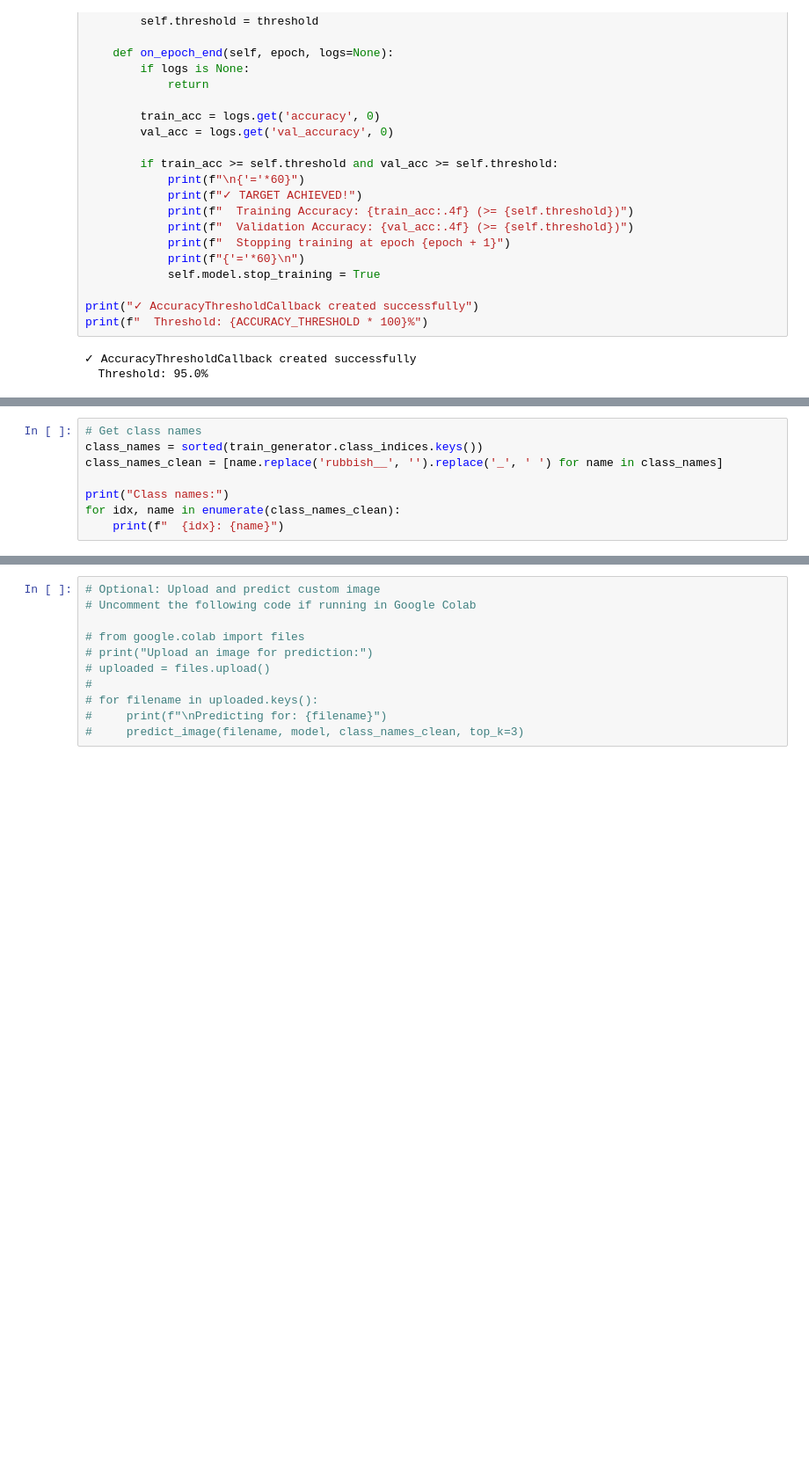
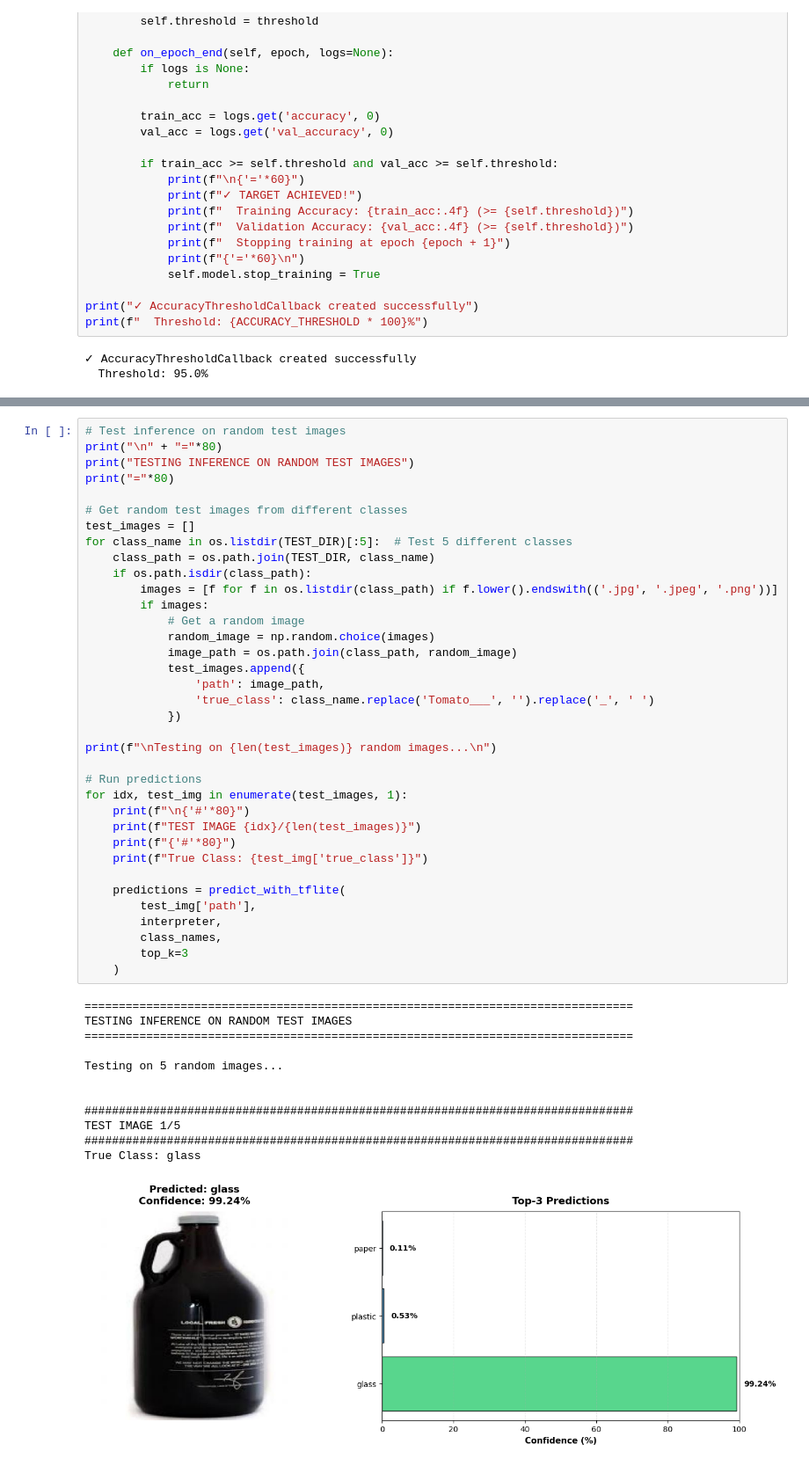
Before and after one commit to Raditfiransah/Dicoding-Image-Classification, a Jupyter notebook: notebook.ipynb, the cells around one changed output, grey strips where cells are left out. Shown at 88% size. Saved outputs shown, nothing was run; the diff lists cells and outputs as text; blank space fills up the shorter version.

```diff
--- a/notebook.ipynb
+++ b/notebook.ipynb
@@ -712,10 +973,2 @@ TensorFlow.js: False
 
 Demonstrate model inference on new images.
-# %%
-# Get class names
-class_names = sorted(train_generator.class_indices.keys())
-class_names_clean = [name.replace('rubbish__', '').replace('_', ' ') for name in class_names]
-
-print("Class names:")
-for idx, name in enumerate(class_names_clean):
-    print(f"  {idx}: {name}")
@@ -814,11 +1123,49 @@ PREDICTION RESULTS
 # %%
-# Optional: Upload and predict custom image
-# Uncomment the following code if running in Google Colab
+# Test inference on random test images
+print("\n" + "="*80)
+print("TESTING INFERENCE ON RANDOM TEST IMAGES")
+print("="*80)
 
-# from google.colab import files
-# print("Upload an image for prediction:")
-# uploaded = files.upload()
-#
-# for filename in uploaded.keys():
-#     print(f"\nPredicting for: {filename}")
-#     predict_image(filename, model, class_names_clean, top_k=3)
+# Get random test images from different classes
+test_images = []
+for class_name in os.listdir(TEST_DIR)[:5]:  # Test 5 different classes
+    class_path = os.path.join(TEST_DIR, class_name)
+    if os.path.isdir(class_path):
+        images = [f for f in os.listdir(class_path) if f.lower().endswith(('.jpg', '.jpeg', '.png'))]
+        if images:
+            # Get a random image
+            random_image = np.random.choice(images)
+            image_path = os.path.join(class_path, random_image)
+            test_images.append({
+                'path': image_path,
+                'true_class': class_name.replace('Tomato___', '').replace('_', ' ')
+            })
+
+print(f"\nTesting on {len(test_images)} random images...\n")
+
+# Run predictions
+for idx, test_img in enumerate(test_images, 1):
+    print(f"\n{'#'*80}")
+    print(f"TEST IMAGE {idx}/{len(test_images)}")
+    print(f"{'#'*80}")
+    print(f"True Class: {test_img['true_class']}")
+
+    predictions = predict_with_tflite(
+        test_img['path'],
+        interpreter,
+        class_names,
+        top_k=3
+    )
+# %% [output]
+================================================================================
+TESTING INFERENCE ON RANDOM TEST IMAGES
+================================================================================
+
+Testing on 5 random images...
+
+
+################################################################################
+TEST IMAGE 1/5
+################################################################################
+True Class: glass
+[figure, added]
```
Also changed, not shown: parts of 34 cells of this notebook, 3 other files.
